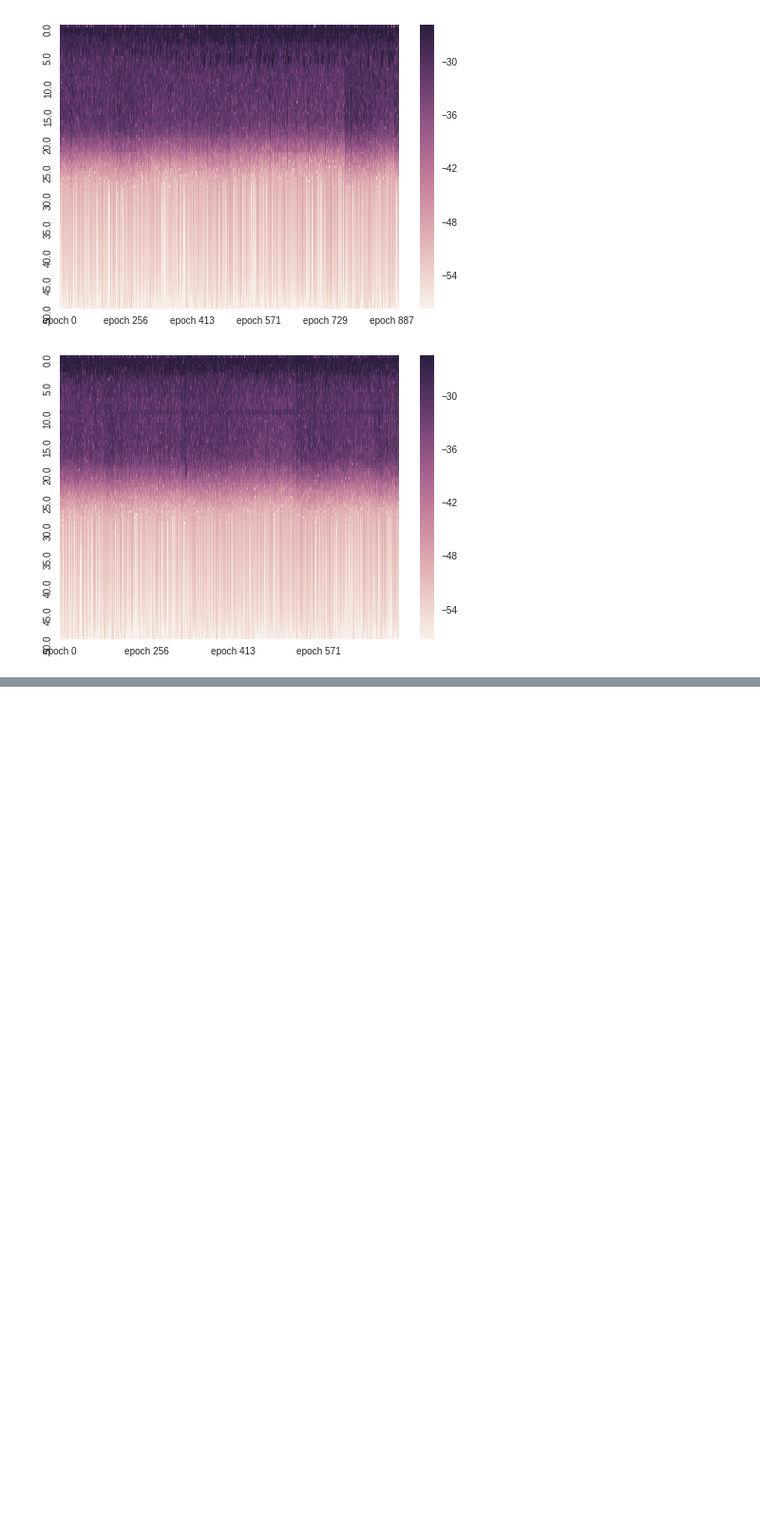
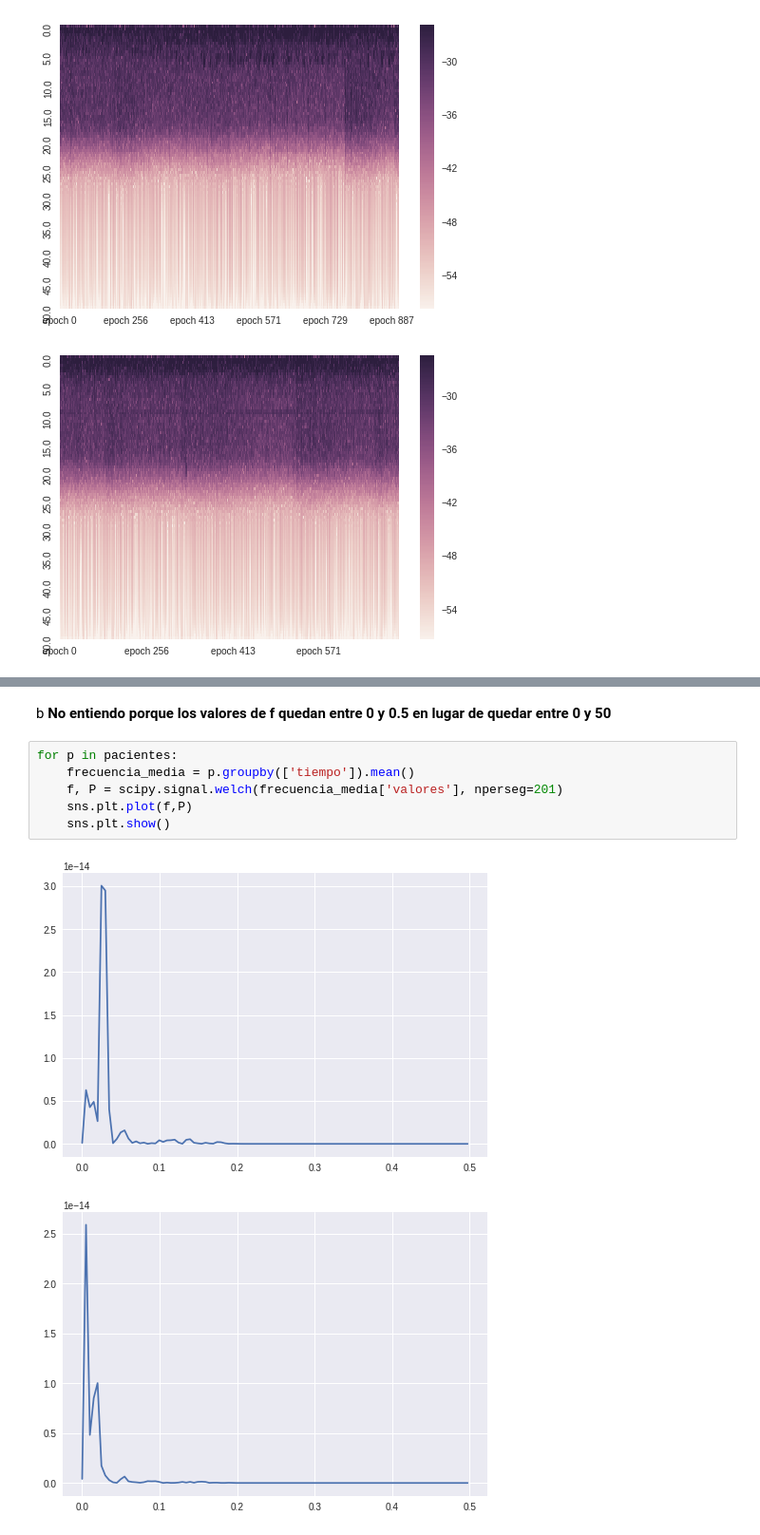
Before and after one commit to BrianBohe/DataScienceCourse, a Jupyter notebook: tp2/resolucion.ipynb, the cells around one changed output, grey strips where cells are left out. Shown at 95% size. Saved outputs shown, nothing was run; the diff lists cells and outputs as text; blank space fills up the shorter version.

```diff
--- a/tp2/resolucion.ipynb
+++ b/tp2/resolucion.ipynb
@@ -30,0 +56,11 @@ for sm in sensor_means:
+# %% [markdown]
+b <b>No entiendo porque los valores de f quedan entre 0 y 0.5 en lugar de quedar entre 0 y 50</b>
+# %%
+for p in pacientes:
+    frecuencia_media = p.groupby(['tiempo']).mean()
+    f, P = scipy.signal.welch(frecuencia_media['valores'], nperseg=201)
+    sns.plt.plot(f,P)
+    sns.plt.show()
+# %% [output]
+[figure, added]
+[figure, added]
```
Also changed, not shown: parts of 5 cells of this notebook.
